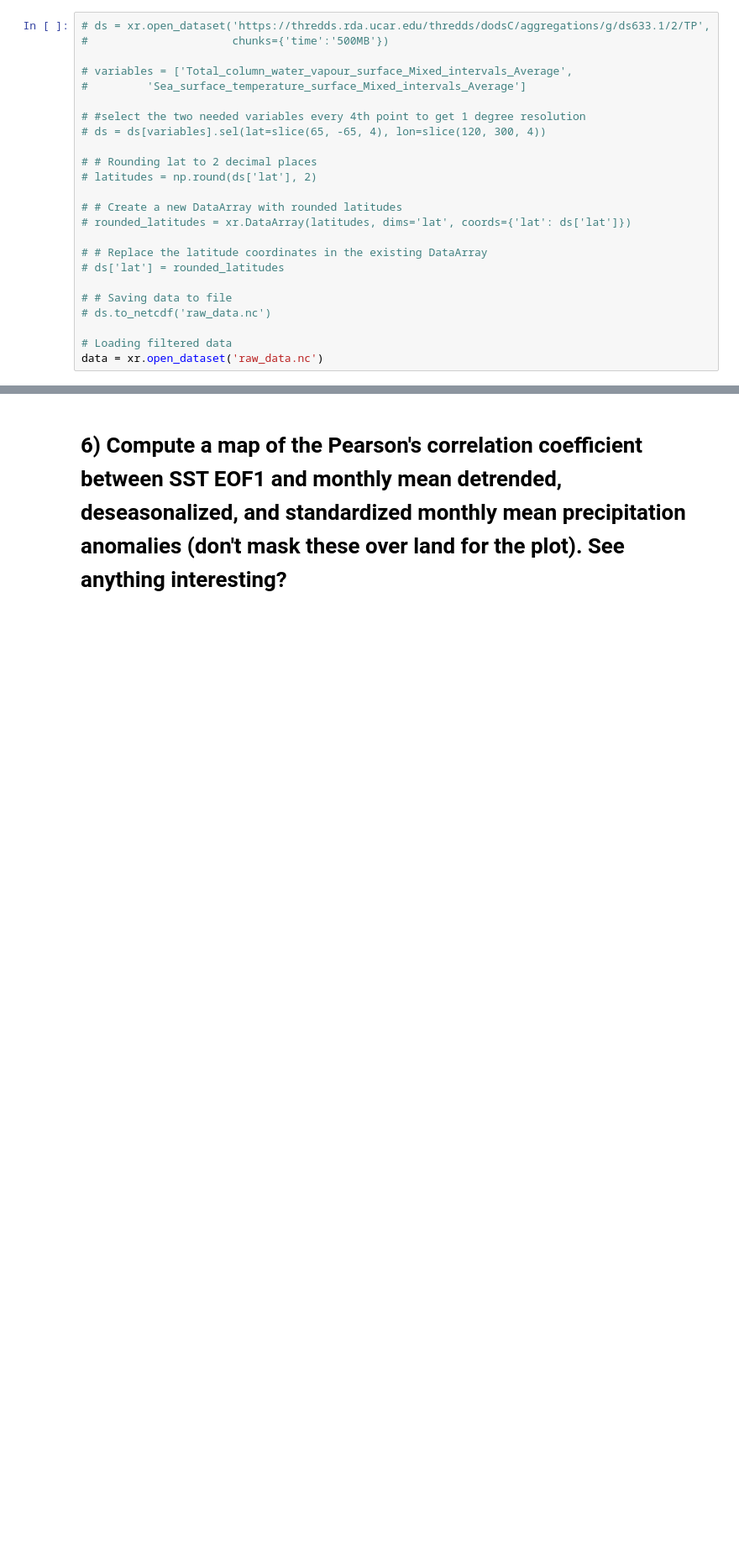
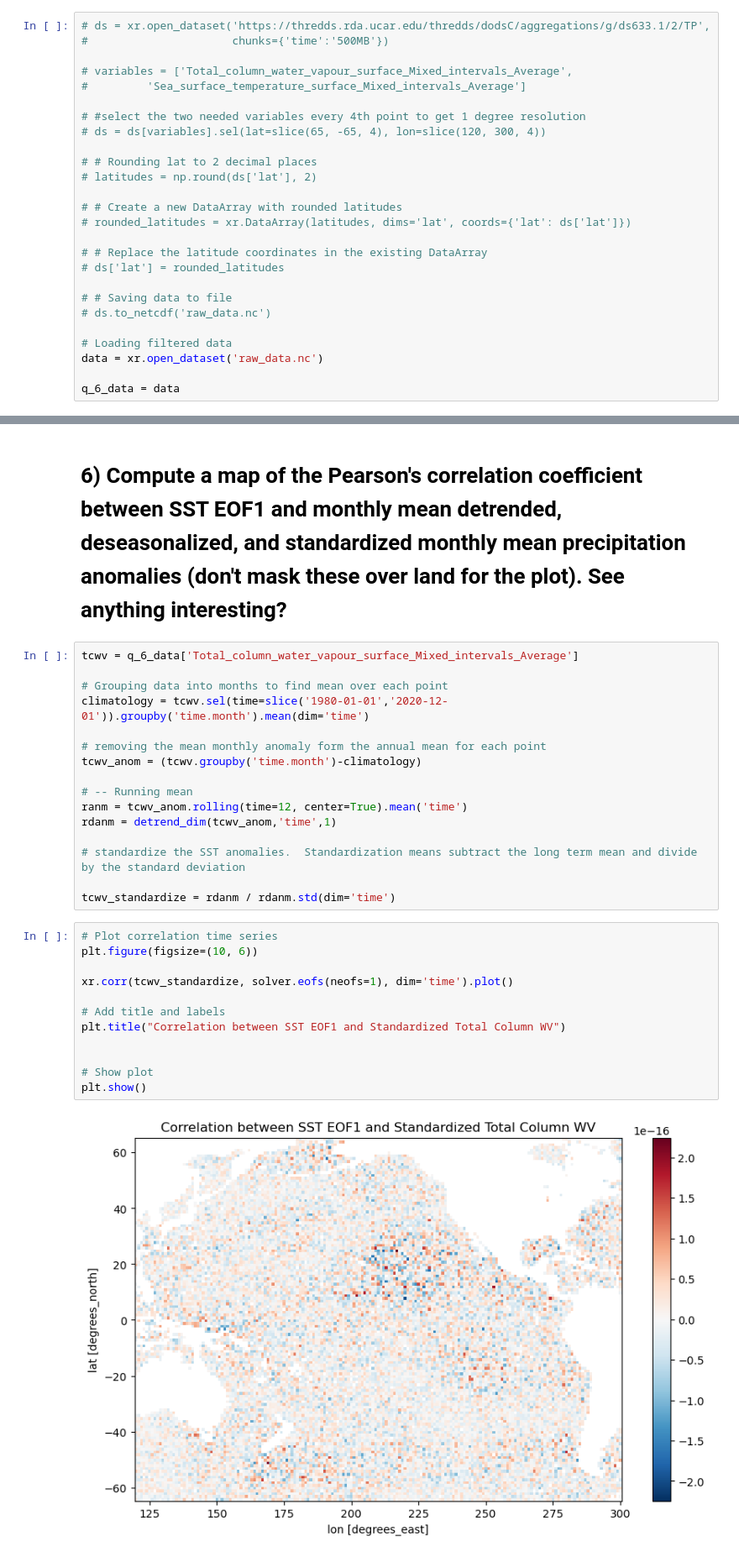
Before and after one commit to atmsillinois/time-series-and-eofs-garrickhague, a Jupyter notebook: Hague_mod4_hw.ipynb, the cells around one changed output, grey strips where cells are left out. Shown at 84% size. Cells and saved outputs as stored; diff of their text form; blank space fills up the shorter version.

```diff
--- a/Hague_mod4_hw.ipynb
+++ b/Hague_mod4_hw.ipynb
@@ -55,6 +40,8 @@ warnings.filterwarnings("ignore")
 
 # Loading filtered data
 data = xr.open_dataset('raw_data.nc')
+
+q_6_data = data
 # %%
 data
 # %% [output]
@@ -288,2 +321,32 @@ plt.ylim(np.min(varfrac), np.max(varfrac)+0.01)
 # %% [markdown]
 # 6) Compute a map of the Pearson's correlation coefficient between SST EOF1 and monthly mean detrended, deseasonalized, and standardized monthly mean precipitation anomalies (don't mask these over land for the plot).  See anything interesting?
+# %%
+tcwv = q_6_data['Total_column_water_vapour_surface_Mixed_intervals_Average']
+
+# Grouping data into months to find mean over each point
+climatology = tcwv.sel(time=slice('1980-01-01','2020-12-01')).groupby('time.month').mean(dim='time')
+
+# removing the mean monthly anomaly form the annual mean for each point
+tcwv_anom = (tcwv.groupby('time.month')-climatology)
+
+# -- Running mean
+ranm = tcwv_anom.rolling(time=12, center=True).mean('time')
+rdanm = detrend_dim(tcwv_anom,'time',1)
+
+# standardize the SST anomalies.  Standardization means subtract the long term mean and divide by the standard deviation
+
+tcwv_standardize = rdanm / rdanm.std(dim='time')
+# %%
+# Plot correlation time series
+plt.figure(figsize=(10, 6))
+
+xr.corr(tcwv_standardize, solver.eofs(neofs=1), dim='time').plot()
+
+# Add title and labels
+plt.title("Correlation between SST EOF1 and Standardized Total Column WV")
+
+
+# Show plot
+plt.show()
+# %% [output]
+[figure, added]
```
Also changed, not shown: parts of 11 cells of this notebook.
